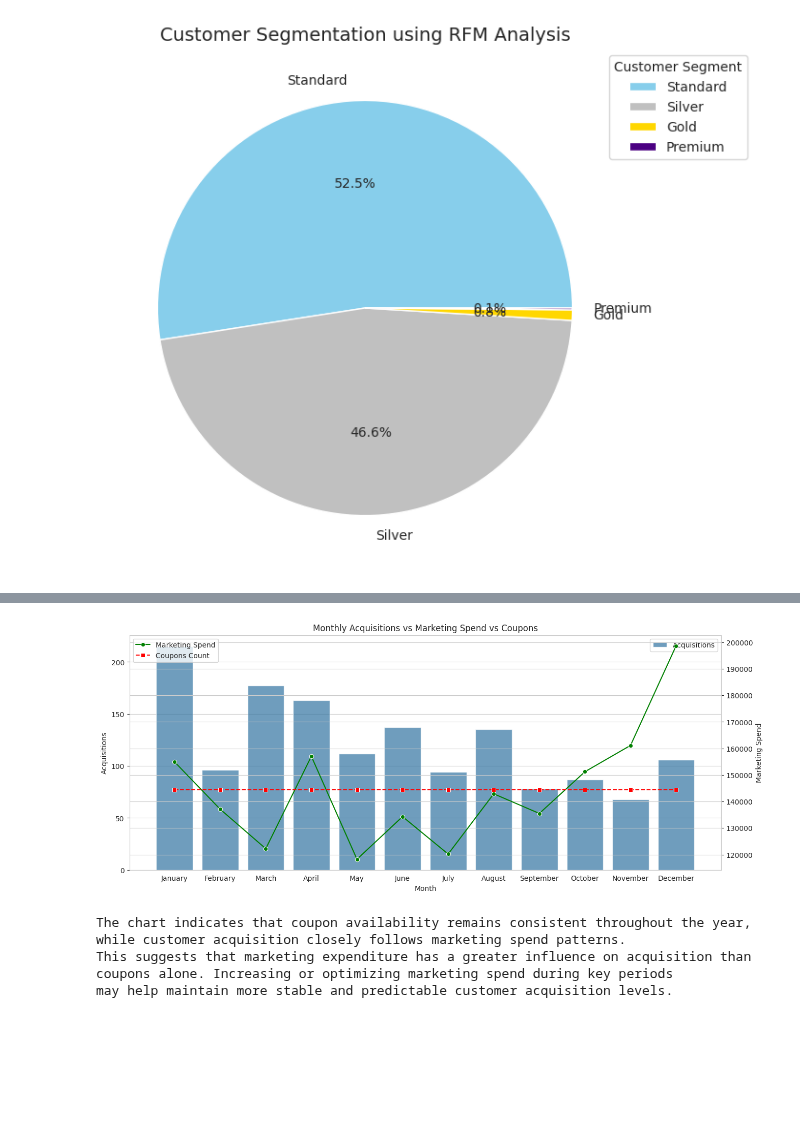
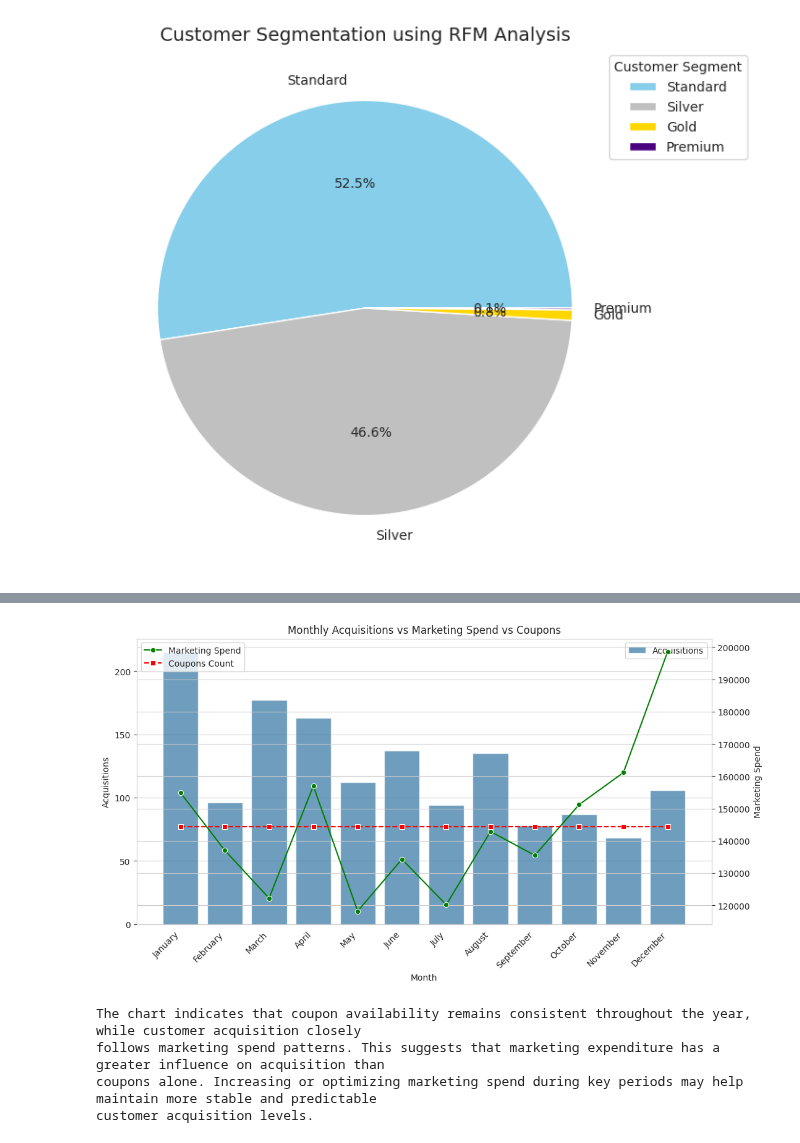
Before and after one commit to rajkgoel/AW-Internet-Sales1, a Jupyter notebook: Scaler_Ecomm_Case_Study1.ipynb, the cells around one changed output, grey strips where cells are left out. Saved outputs shown, nothing was run; the diff lists cells and outputs as text; code cells hidden in the pictures; blank space fills up the shorter version.

```diff
--- a/Scaler_Ecomm_Case_Study1.ipynb
+++ b/Scaler_Ecomm_Case_Study1.ipynb
@@ -740,42 +764,50 @@ marketing_spend_df["Month"] = marketing_spend_df["Date"].dt.month.map(month_map)
 monthly_marketing_df = (marketing_spend_df.groupby("Month", as_index=False)[["Offline_Spend", "Online_Spend"]].sum())
 monthly_marketing_df["Total"] = monthly_marketing_df["Offline_Spend"] + monthly_marketing_df["Online_Spend"]
 monthly_marketing_df = monthly_marketing_df.sort_values("Month")
 
 # Merge the data
 merged_df = monthly_acquisitions.merge(monthly_marketing_df, on="Month", how="inner")
 merged_df = merged_df.merge(monthwise_coupons, on="Month", how="inner")
 
 # Plot the Chart
+# plt.figure(figsize=(10, 5))
 sns.set_style("whitegrid")
 
-fig, ax1 = plt.subplots(figsize=(15, 6))
+fig, ax1 = plt.subplots(figsize=(12, 6))
 
 # BAR: Monthly Acquisitions
 sns.barplot(x="Month", y="Acquisitions", data=merged_df, ax=ax1, alpha=0.7, label="Acquisitions")
 ax1.set_ylabel("Acquisitions")
 ax1.set_xlabel("Month")
+plt.setp(ax1.get_xticklabels(), rotation=45, ha='right')
 
 # LINE 1: Marketing Spend
 ax2 = ax1.twinx()
 sns.lineplot(x="Month", y="Total", data=merged_df, ax=ax2, color="green", marker="o", label="Marketing Spend")
 ax2.set_ylabel("Marketing Spend")
 
+
 # LINE 2: Coupons Count (scaled)
 scale_factor = merged_df["Total"].mean() / merged_df["Coupons_Count"].mean()
-sns.lineplot(x="Month", y=merged_df["Coupons_Count"] * scale_factor, data=merged_df, ax=ax2, color="red", linestyle="--", marker="s", label="Coupons Count")
+sns.lineplot(x="Month",
+             y=merged_df["Coupons_Count"] * scale_factor, data=merged_df, ax=ax2, color="red",
+             linestyle="--", marker="s", label="Coupons Count")
 
 plt.title("Monthly Acquisitions vs Marketing Spend vs Coupons")
 plt.show()
 
 print("""
-The chart indicates that coupon availability remains consistent throughout the year, while customer acquisition closely follows marketing spend patterns.
-This suggests that marketing expenditure has a greater influence on acquisition than coupons alone. Increasing or optimizing marketing spend during key periods
-may help maintain more stable and predictable customer acquisition levels.""")
+The chart indicates that coupon availability remains consistent throughout the year, while customer acquisition closely
+follows marketing spend patterns. This suggests that marketing expenditure has a greater influence on acquisition than
+coupons alone. Increasing or optimizing marketing spend during key periods may help maintain more stable and predictable
+customer acquisition levels.
+""")
 # %% [output]
-[figure, old version]
+[figure, new version]
-The chart indicates that coupon availability remains consistent throughout the year, while customer acquisition closely follows marketing spend patterns.
-This suggests that marketing expenditure has a greater influence on acquisition than coupons alone. Increasing or optimizing marketing spend during key periods
-may help maintain more stable and predictable customer acquisition levels.
+The chart indicates that coupon availability remains consistent throughout the year, while customer acquisition closely
+follows marketing spend patterns. This suggests that marketing expenditure has a greater influence on acquisition than
+coupons alone. Increasing or optimizing marketing spend during key periods may help maintain more stable and predictable
+customer acquisition levels.
 # %%
 # ******
 # REMAINING QUESTIONS ARE ADDITIONAL, THEY WERE DONE AS I STARTED FOLLOWING THE APPROACH DOCUMENTATION, INSTEAD OF CASE-STUDY PAGE.
```
Also changed, not shown: parts of 11 cells of this notebook.
